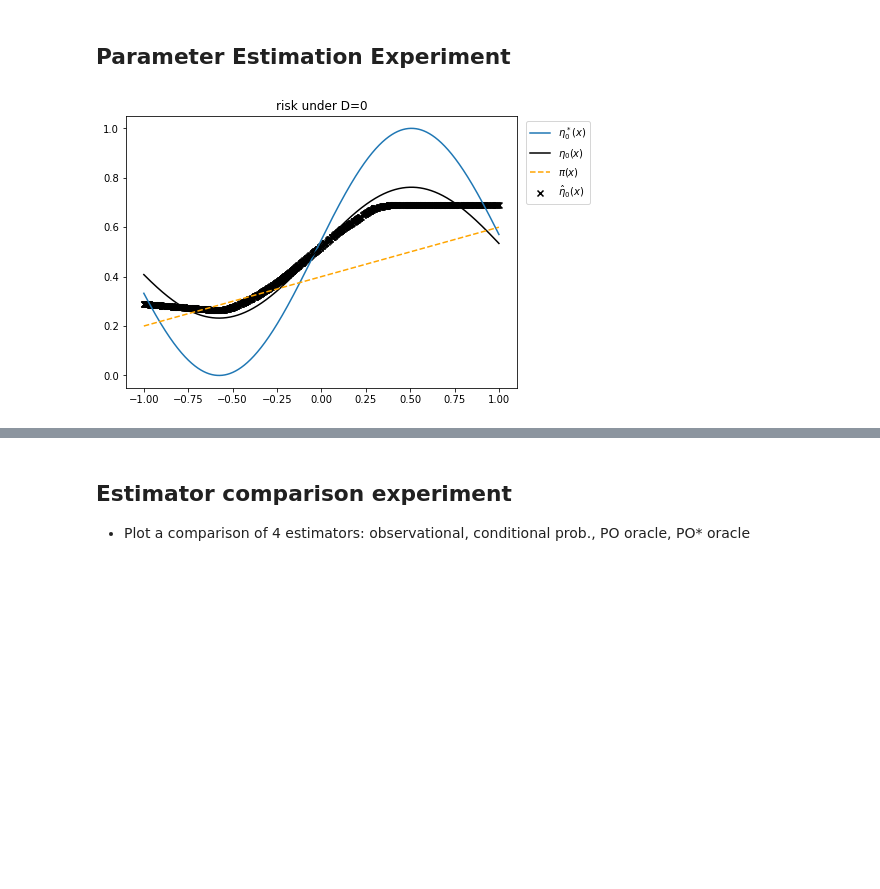
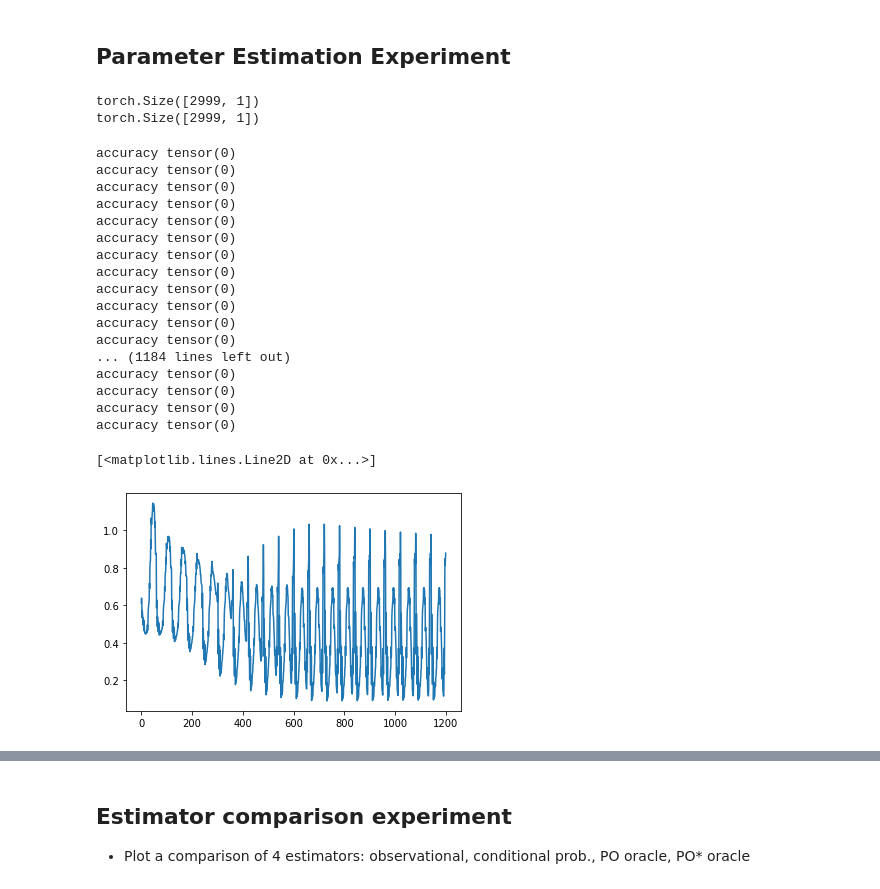
Before and after one commit to lguerdan/counterfactual-decision-support, a Jupyter notebook: simulation_exps.ipynb, the cells around one changed output, grey strips where cells are left out. Cells and saved outputs as stored; diff of their text form; code cells hidden in the pictures; blank space fills up the shorter version.

```diff
--- a/simulation_exps.ipynb
+++ b/simulation_exps.ipynb
@@ -29,8 +32,6 @@ expdf, error_params = generate_syn_data(
     error_max=0.25
 )
 
-do=0
-alpha_hat, beta_hat, debug_info = ccpe(expdf, do=do)
-viz_ccpe_estimates(expdf, debug_info, error_params, do, y0_pdf, y1_pdf, pi_pdf)
+# do=0
+# alpha_hat, beta_hat, debug_info = ccpe(expdf, do=do)
+# viz_ccpe_estimates(expdf, debug_info, error_params, do, y0_pdf, y1_pdf, pi_pdf)
-# %% [output]
-[figure, removed]
@@ -36,0 +52,49 @@ viz_ccpe_estimates(expdf, debug_info, error_params, do, y0_pdf, y1_pdf, pi_pdf)
+# %%
+do=0
+yd_df = expdf[expdf['D'] == do]
+yd_df.sample(frac=1).reset_index(drop=True)
+X = torch.Tensor(yd_df['X'].to_numpy())[:, None]
+Y = torch.Tensor(yd_df['YS_0'].to_numpy())[:, None]
+
+print(X.size())
+print(Y.size())
+# %% [output]
+torch.Size([2999, 1])
+torch.Size([2999, 1])
+# %%
+# X1 = torch.randn(1000, 10)
+# X2 = torch.randn(1000, 10) + 1.5
+# X = torch.cat([X1, X2], dim=0)
+# Y1 = torch.zeros(1000, 1)
+# Y2 = torch.ones(1000, 1)
+# Y = torch.cat([Y1, Y2], dim=0)
+
+net = MLP()
+opt = optim.Adam(net.parameters(), lr=0.001, betas=(0.9, 0.999))
+criterion = nn.BCELoss()
+
+e_losses = []
+num_epochs = 20
+for e in range(num_epochs):
+    e_losses += train_epoch(net, opt, criterion)
+plt.plot(e_losses)
+# %% [output]
+accuracy tensor(0)
+accuracy tensor(0)
+accuracy tensor(0)
+accuracy tensor(0)
+accuracy tensor(0)
+accuracy tensor(0)
+accuracy tensor(0)
+accuracy tensor(0)
+accuracy tensor(0)
+accuracy tensor(0)
+accuracy tensor(0)
+accuracy tensor(0)
+... (1184 lines left out)
+accuracy tensor(0)
+accuracy tensor(0)
+accuracy tensor(0)
+accuracy tensor(0)
+[<matplotlib.lines.Line2D at 0x...>]
+[figure, added]
```
Also changed, not shown: parts of 4 cells of this notebook, 5 other files.
